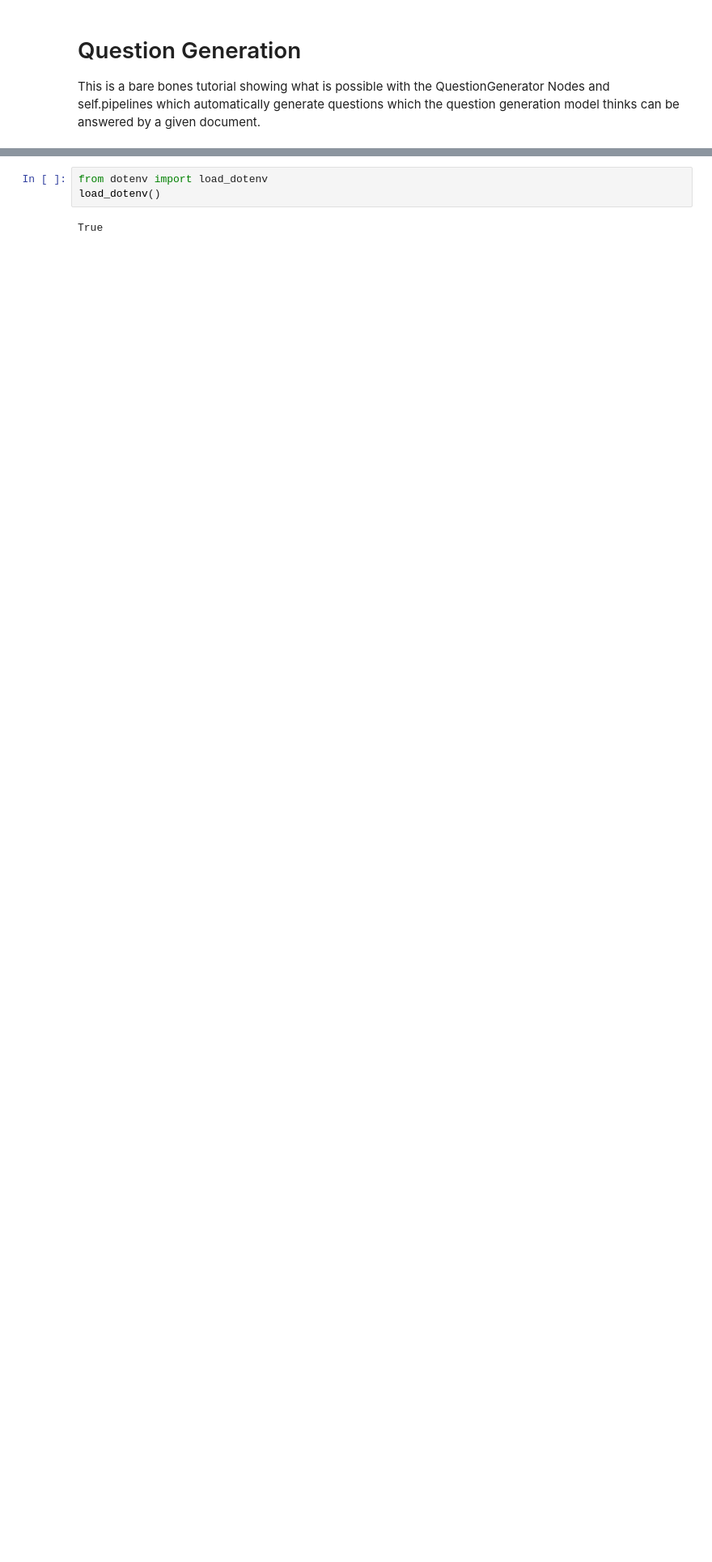
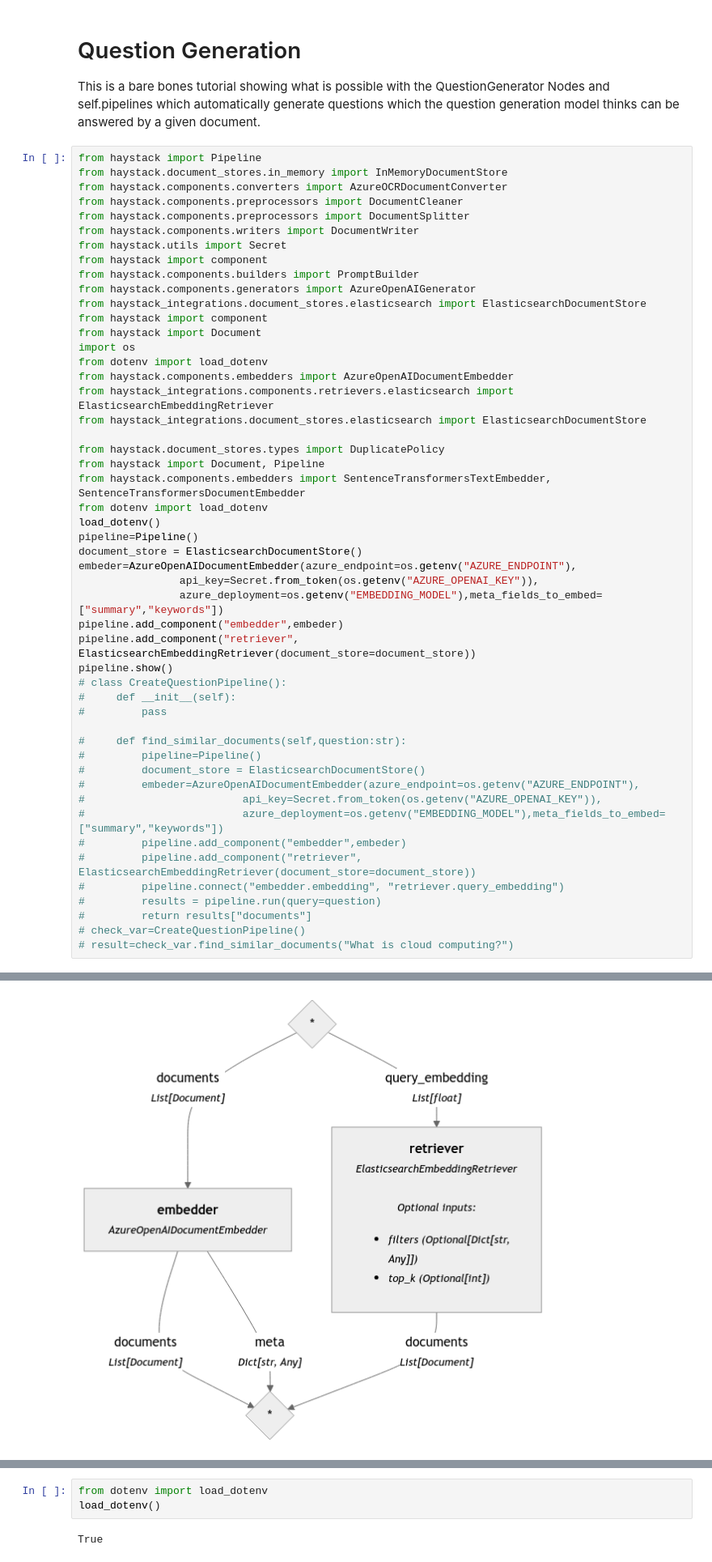
Before and after one commit to spartan-hoaitran/ExamAgent, a Jupyter notebook: app/third_parties/test.ipynb, the cells around one changed output, grey strips where cells are left out. Shown: that part at 81% size. Cells and saved outputs as stored; diff of their text form; blank space fills up the shorter version.

```diff
--- a/app/third_parties/test.ipynb
+++ b/app/third_parties/test.ipynb
@@ -3,3 +3,54 @@
 
 This is a bare bones tutorial showing what is possible with the QuestionGenerator Nodes and self.pipelines which automatically
 generate questions which the question generation model thinks can be answered by a given document.
+# %%
+from haystack import Pipeline
+from haystack.document_stores.in_memory import InMemoryDocumentStore
+from haystack.components.converters import AzureOCRDocumentConverter
+from haystack.components.preprocessors import DocumentCleaner
+from haystack.components.preprocessors import DocumentSplitter
+from haystack.components.writers import DocumentWriter
+from haystack.utils import Secret
+from haystack import component
+from haystack.components.builders import PromptBuilder
+from haystack.components.generators import AzureOpenAIGenerator
+from haystack_integrations.document_stores.elasticsearch import ElasticsearchDocumentStore
+from haystack import component
+from haystack import Document
+import os
+from dotenv import load_dotenv
+from haystack.components.embedders import AzureOpenAIDocumentEmbedder
+from haystack_integrations.components.retrievers.elasticsearch import ElasticsearchEmbeddingRetriever
+from haystack_integrations.document_stores.elasticsearch import ElasticsearchDocumentStore
+
+from haystack.document_stores.types import DuplicatePolicy
+from haystack import Document, Pipeline
+from haystack.components.embedders import SentenceTransformersTextEmbedder, SentenceTransformersDocumentEmbedder
+from dotenv import load_dotenv
+load_dotenv()
+pipeline=Pipeline()
+document_store = ElasticsearchDocumentStore()
+embeder=AzureOpenAIDocumentEmbedder(azure_endpoint=os.getenv("AZURE_ENDPOINT"),
+                api_key=Secret.from_token(os.getenv("AZURE_OPENAI_KEY")),
+                azure_deployment=os.getenv("EMBEDDING_MODEL"),meta_fields_to_embed=["summary","keywords"])
+pipeline.add_component("embedder",embeder)
+pipeline.add_component("retriever", ElasticsearchEmbeddingRetriever(document_store=document_store))
+pipeline.show()
+# class CreateQuestionPipeline():
+#     def __init__(self):
+#         pass
+
+#     def find_similar_documents(self,question:str):
+#         pipeline=Pipeline()
+#         document_store = ElasticsearchDocumentStore()
+#         embeder=AzureOpenAIDocumentEmbedder(azure_endpoint=os.getenv("AZURE_ENDPOINT"),
+#                         api_key=Secret.from_token(os.getenv("AZURE_OPENAI_KEY")),
+#                         azure_deployment=os.getenv("EMBEDDING_MODEL"),meta_fields_to_embed=["summary","keywords"])
+#         pipeline.add_component("embedder",embeder)
+#         pipeline.add_component("retriever", ElasticsearchEmbeddingRetriever(document_store=document_store))
+#         pipeline.connect("embedder.embedding", "retriever.query_embedding")
+#         results = pipeline.run(query=question)
+#         return results["documents"]
+# check_var=CreateQuestionPipeline()
+# result=check_var.find_similar_documents("What is cloud computing?")
+# %% [output]
@@ -6,3 +59,4 @@ generate questions which the question generation model thinks can be answered by
+[figure, added]
 # %%
 from haystack import Pipeline
 from haystack.document_stores.in_memory import InMemoryDocumentStore
```
Also changed, not shown: parts of 1 cell of this notebook, 6 other files.
